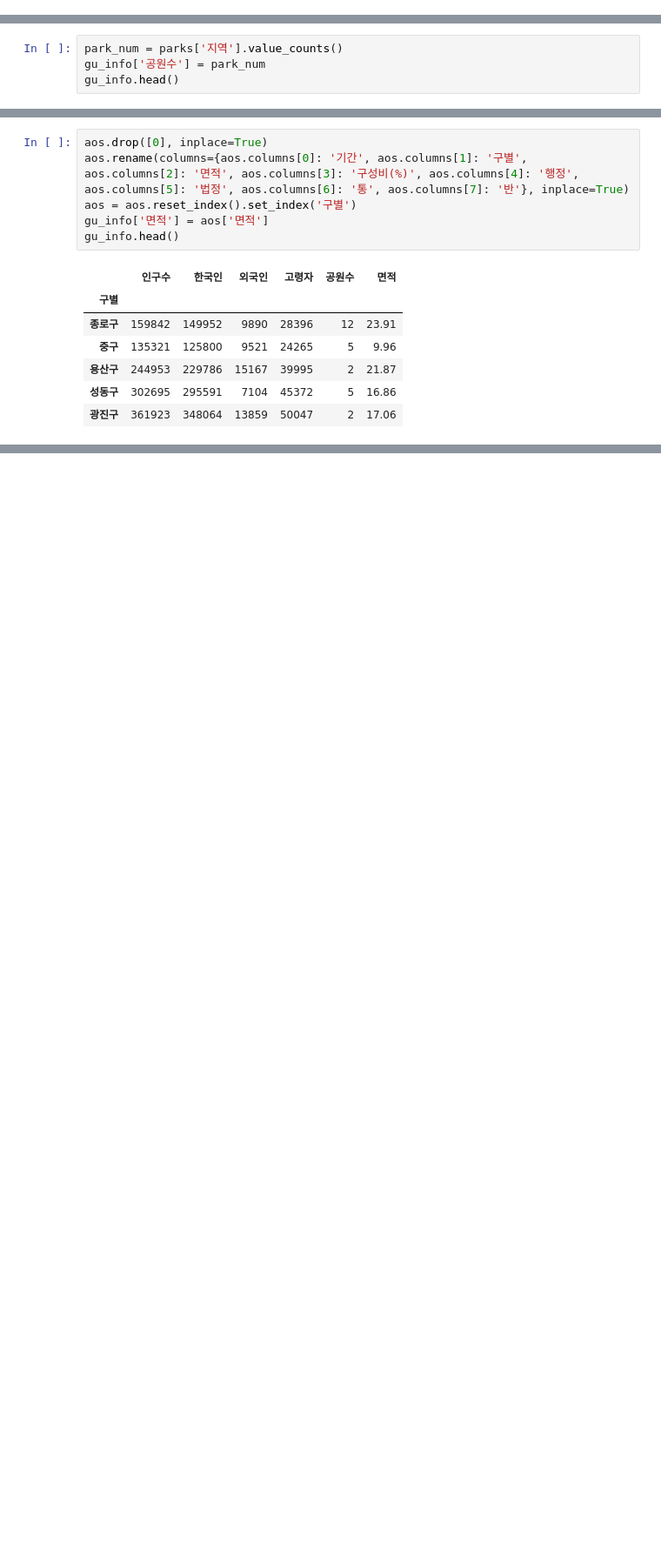
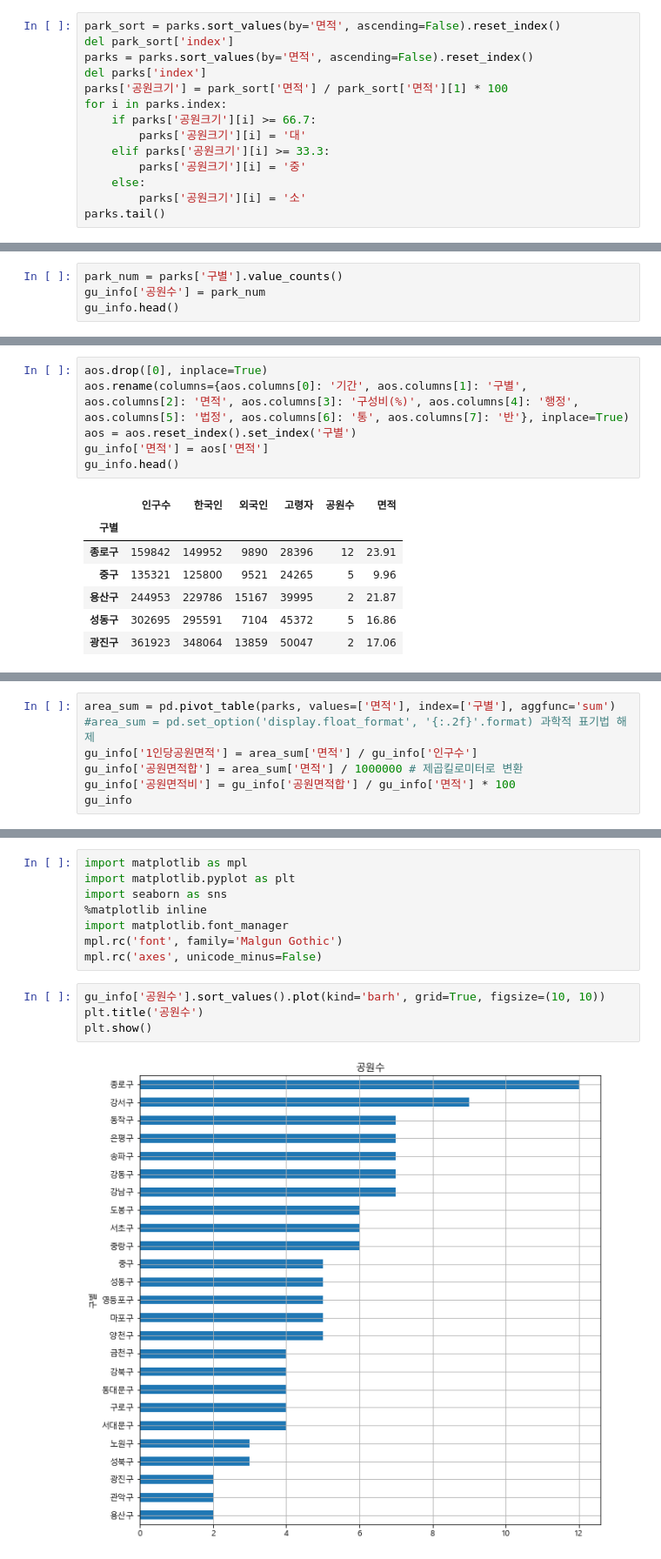
Before and after one commit to STNox/Data-Analysis, a Jupyter notebook: 07. Seoul/park.ipynb, the cells around one changed output, grey strips where cells are left out. Shown at 87% size. Saved outputs shown, nothing was run; the diff lists cells and outputs as text; blank space fills up the shorter version.

```diff
--- a/07. Seoul/park.ipynb
+++ b/07. Seoul/park.ipynb
@@ -139,0 +126,14 @@ parks.sort_values(by='지역')
+# %%
+park_sort = parks.sort_values(by='면적', ascending=False).reset_index()
+del park_sort['index']
+parks = parks.sort_values(by='면적', ascending=False).reset_index()
+del parks['index']
+parks['공원크기'] = park_sort['면적'] / park_sort['면적'][1] * 100
+for i in parks.index:
+    if parks['공원크기'][i] >= 66.7:
+        parks['공원크기'][i] = '대'
+    elif parks['공원크기'][i] >= 33.3:
+        parks['공원크기'][i] = '중'
+    else:
+        parks['공원크기'][i] = '소'
+parks.tail()
@@ -152,7 +161,7 @@ gu_info.head()
 | 성동구 | 302695 | 295591 | 7104 | 45372 |
 | 광진구 | 361923 | 348064 | 13859 | 50047 |
 # %%
-park_num = parks['지역'].value_counts()
+park_num = parks['구별'].value_counts()
 gu_info['공원수'] = park_num
 gu_info.head()
 # %% [output]
@@ -192,0 +203,7 @@ area_avg = pa
+# %%
+area_sum = pd.pivot_table(parks, values=['면적'], index=['구별'], aggfunc='sum')
+#area_sum = pd.set_option('display.float_format', '{:.2f}'.format) 과학적 표기법 해제
+gu_info['1인당공원면적'] = area_sum['면적'] / gu_info['인구수']
+gu_info['공원면적합'] = area_sum['면적'] / 1000000 # 제곱킬로미터로 변환
+gu_info['공원면적비'] = gu_info['공원면적합'] / gu_info['면적'] * 100
+gu_info
@@ -192,0 +231,14 @@ area_avg = pa
+# %%
+import matplotlib as mpl
+import matplotlib.pyplot as plt
+import seaborn as sns
+%matplotlib inline
+import matplotlib.font_manager
+mpl.rc('font', family='Malgun Gothic')
+mpl.rc('axes', unicode_minus=False)
+# %%
+gu_info['공원수'].sort_values().plot(kind='barh', grid=True, figsize=(10, 10))
+plt.title('공원수')
+plt.show()
+# %% [output]
+[figure, added]
```
Also changed, not shown: parts of 29 cells of this notebook.
